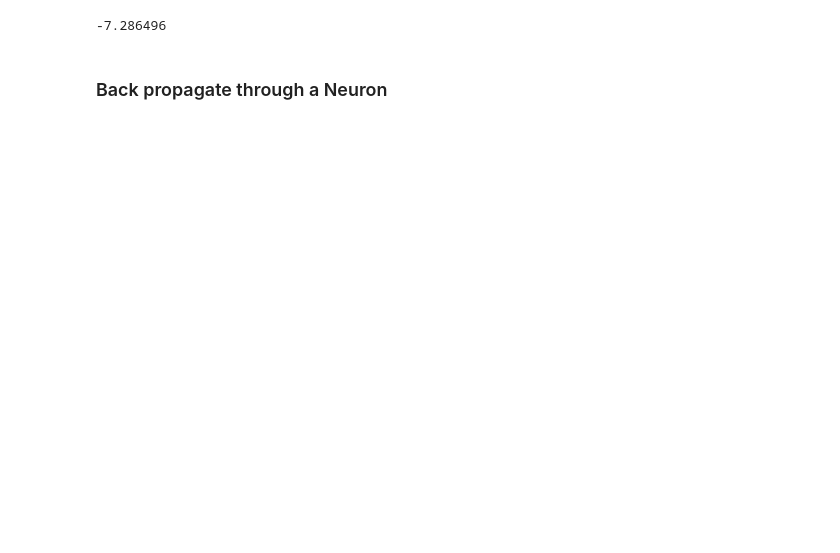
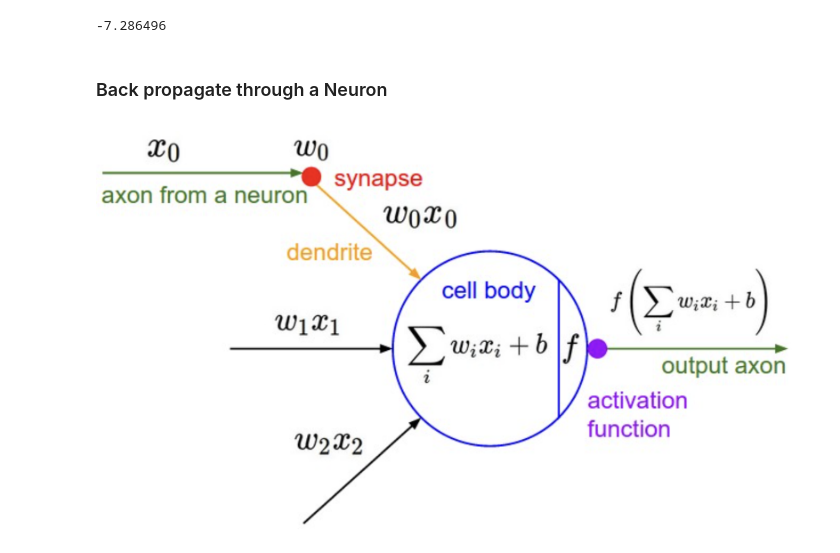
Before and after one commit to Icemagic33/pytorch_introduction, a Jupyter notebook: pytorch_youtube/micrograd.ipynb, the cells around one changed output. Drawn from its saved outputs; the diff is of its cells as text; code cells hidden in the pictures; blank space fills up the shorter version.

```diff
--- a/pytorch_youtube/micrograd.ipynb
+++ b/pytorch_youtube/micrograd.ipynb
@@ -250,3 +257,12 @@ print(L.data)
 -7.286496
 # %% [markdown]
 ### Back propagate through a Neuron
+# %%
+from PIL import Image
+
+# Open the uploaded image
+img_path = 'cs231n.png' # from url: https://cs231n.github.io/neural-networks-1/
+img = Image.open(img_path)
+img
+# %% [output]
+[figure, added]
```
Also changed, not shown: parts of 11 cells of this notebook, 2 other files.
